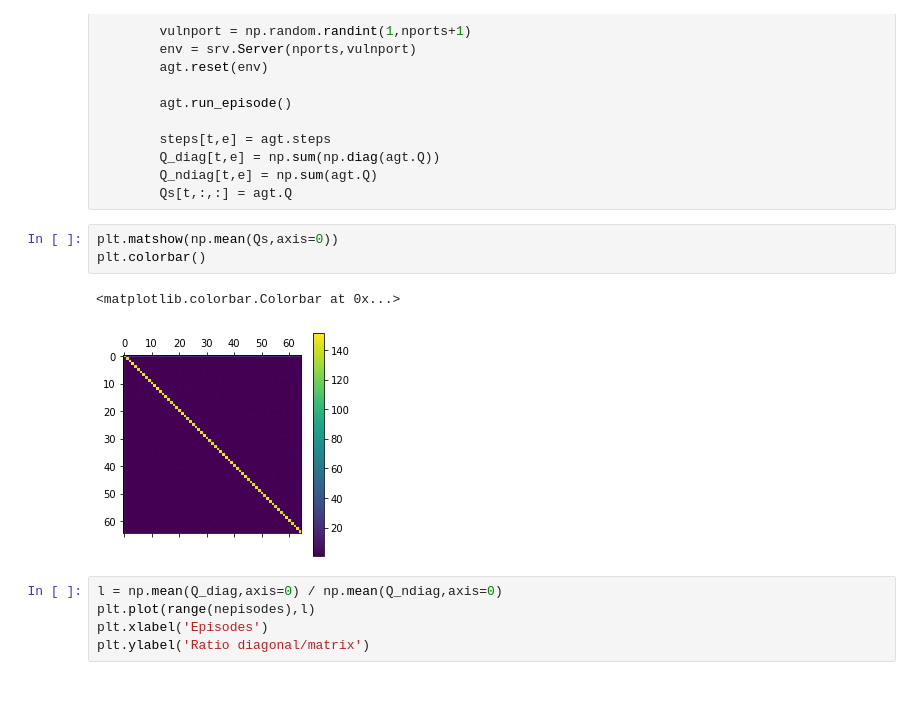
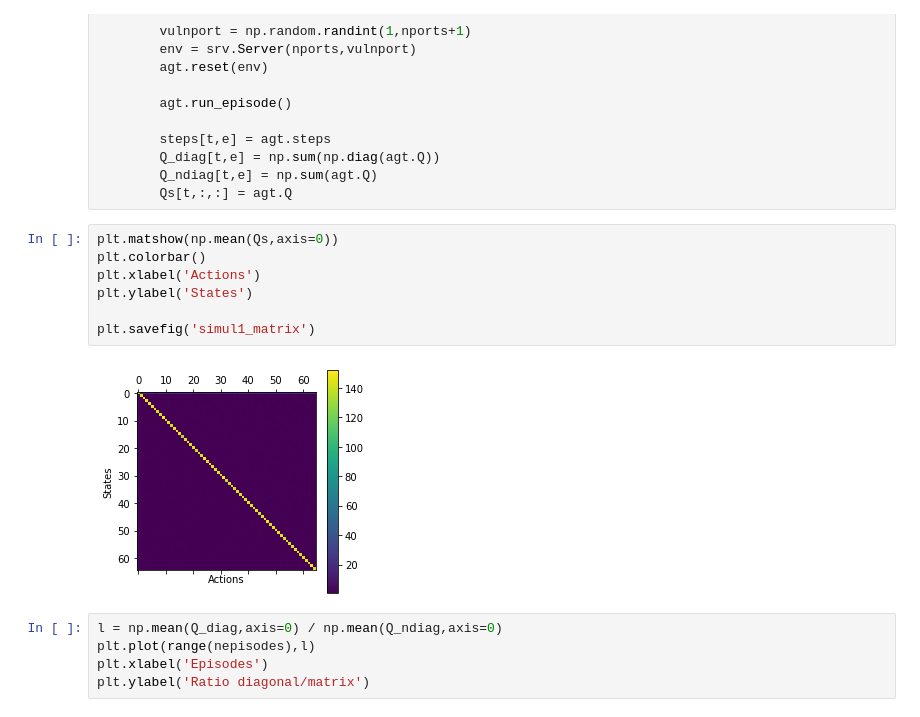
Before and after one commit to FMZennaro/CTF-RL, a Jupyter notebook: Simulation1/Simulation1.ipynb, the cells around one changed output. Cells and saved outputs as stored; diff of their text form; blank space fills up the shorter version.

Commit message:
improved graphs

```diff
--- a/Simulation1/Simulation1.ipynb
+++ b/Simulation1/Simulation1.ipynb
@@ -198,9 +202,12 @@ for t in tqdm(range(ntrials)):
 # %%
 plt.matshow(np.mean(Qs,axis=0))
 plt.colorbar()
+plt.xlabel('Actions')
+plt.ylabel('States')
+
+plt.savefig('simul1_matrix')
 # %% [output]
-<matplotlib.colorbar.Colorbar at 0x...>
-[figure, old version]
+[figure, new version]
 # %%
 l = np.mean(Q_diag,axis=0) / np.mean(Q_ndiag,axis=0)
 plt.plot(range(nepisodes),l)
```
Also changed, not shown: parts of 10 cells of this notebook, 5 other files.
